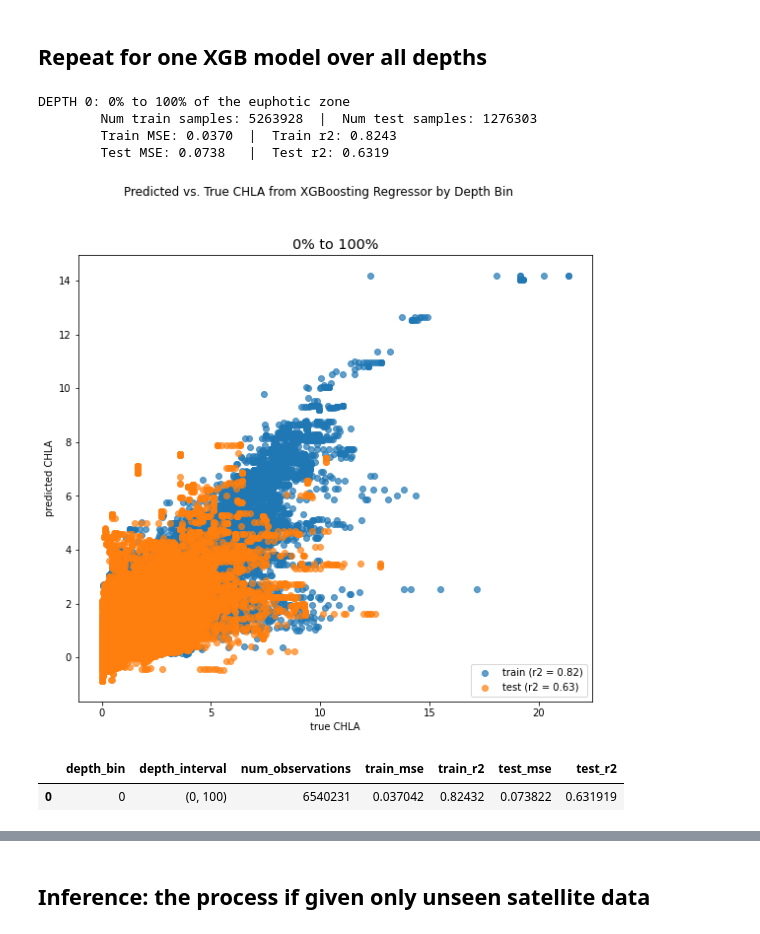
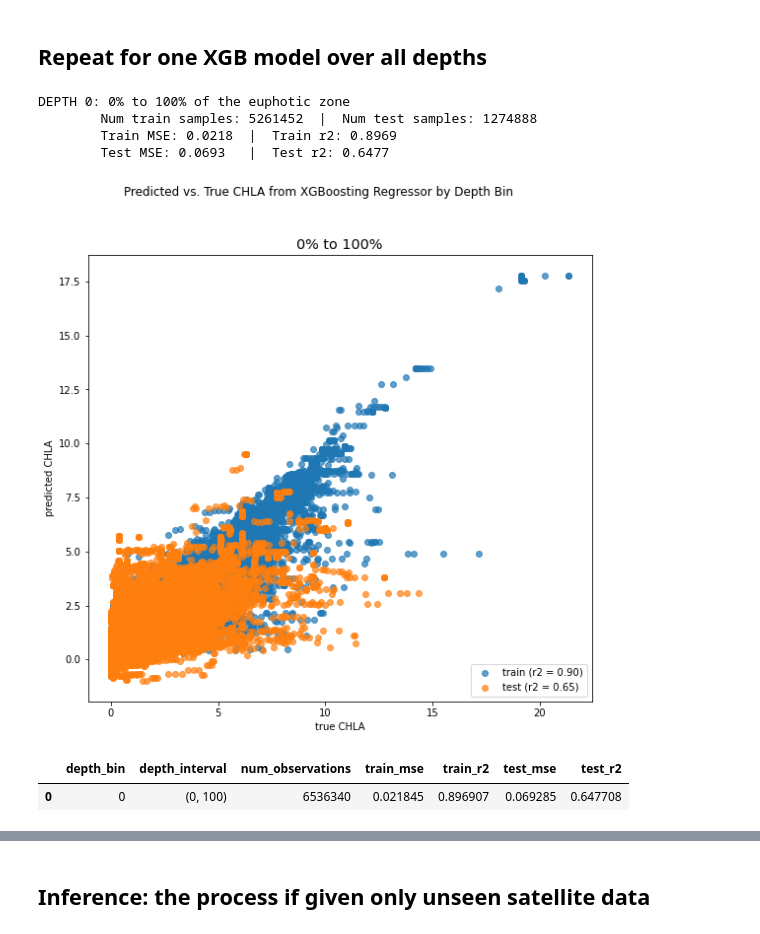
Before and after one commit to gnyirjesy/ocean-depth-characterization, a Jupyter notebook: preliminary_models/xgb_feature_selection_ejd.ipynb, the cells around one changed output, grey strips where cells are left out. Cells and saved outputs as stored; diff of their text form; code cells hidden in the pictures.

```diff
--- a/preliminary_models/xgb_feature_selection_ejd.ipynb
+++ b/preliminary_models/xgb_feature_selection_ejd.ipynb
@@ -61,9 +61,9 @@ print(list(df.columns))
 # consider only the cycles for which the euphotic floor is within the desired bounds
 up_lim = 75
 lo_lim = 300
-out_of_bounds_df = df[(df['normalized_depth']==1.0) & ((df['PRES']<up_lim) | (df['PRES']>lo_lim))].reset_index(drop=True)
-out_of_bounds_df = out_of_bounds_df[['float', 'cycle']]
-df = df.merge(right=out_of_bounds_df, how='left', on=['float', 'cycle'], copy=False, indicator='valid')
-df = df[df['valid']=='left_only'].drop(columns='valid')
-print(f'Shape: {df.shape}')
-df.head(5)
+# out_of_bounds_df = df[(df['normalized_depth']==1.0) & ((df['PRES']<up_lim) | (df['PRES']>lo_lim))].reset_index(drop=True)
+# out_of_bounds_df = out_of_bounds_df[['float', 'cycle']]
+# df = df.merge(right=out_of_bounds_df, how='left', on=['float', 'cycle'], copy=False, indicator='valid')
+# df = df[df['valid']=='left_only'].drop(columns='valid')
+# print(f'Shape: {df.shape}')
+# df.head(5)
@@ -147,9 +115,9 @@ plot_on_map(euphotic_floor_df, color_by='PRES', title='Euphotic Floor Estimates\
 # %%
 # read in pre-determined train-test-split
 path = r'/Users/josiedonnelly/Desktop/DS Capstone ENGIE4800/data/'
-file = 'train_test_split.csv'
+file = 'float_sat_normalized_depth_train_test_split.csv'
 train_test_split_df = pd.read_csv(path + file)
-train_test_split_df = train_test_split_df[['float', 'cycle', 'train']]
+train_test_split_df = train_test_split_df[['float', 'cycleNumber', 'train']].rename(columns={'cycleNumber': 'cycle'})
 train_test_split_df
 
 # # create train-test-split grouped by float and cycle
@@ -539,47 +507,47 @@ if verbose > 0:
     print(f'Num test samples: {X_test.shape[0]}')
 
 # train, predict, and get scores for XGBoosting regressor
-xgbr = XGBRegressor(n_estimators=20, max_depth=10, colsample_bytree=0.8)     # grow_policy = 'depthwise' or 'lossguide'
+xgbr = XGBRegressor(n_estimators=20, max_depth=12, colsample_bytree=0.7)     # grow_policy = 'depthwise' or 'lossguide'
 train_preds, test_preds = fit_predict(xgbr, X_train, y_train, X_test, y_test)
 
 if verbose > 0:
     print(f'\tTrain MSE: {mean_squared_error(y_train, train_preds):.4f}', end='  |  ')
     print(f'Train r2: {r2_score(y_train, train_preds):.4f}')
     print(f'\tTest MSE: {mean_squared_error(y_test, test_preds):.4f}', end='   |  ')
     print(f'Test r2: {r2_score(y_test, test_preds):.4f}')
 
 # plot predictions vs. true values
 plot(depth_idx, bins, y_train, train_preds, y_test, test_preds, normalized=True, single_plot=True)
 
 # add scores and predictions to respective dataframes
 results_df.loc[results_df.shape[0]] = [depth_idx, (int(bins[depth_idx]*100), int(bins[depth_idx+1]*100)), train_data_df.shape[0] + test_data_df.shape[0]] + [mean_squared_error(y_train, train_preds), r2_score(y_train, train_preds), mean_squared_error(y_test, test_preds), r2_score(y_test, test_preds)]
 train_predictions_for_depth_df['pred_CHLA'] = train_preds
 train_predictions_df = pd.concat([train_predictions_df, train_predictions_for_depth_df])
 test_predictions_for_depth_df['pred_CHLA'] = test_preds
 test_predictions_df = pd.concat([test_predictions_df, test_predictions_for_depth_df])
 
 # save the model for this depth bin
 model_file = 'xgb_model'
 try:
     pickle.dump(xgbr, open(model_path + model_file, 'wb'))
 except:
     os.mkdir(model_path)
     pickle.dump(xgbr, open(model_path + model_file, 'wb'))
 
 if verbose > 0:
     print()
 
 plt.tight_layout()
 plt.show()
 # %% [output]
 DEPTH 0: 0% to 100% of the euphotic zone
-        Num train samples: 5263928  |  Num test samples: 1276303
-        Train MSE: 0.0370  |  Train r2: 0.8243
-        Test MSE: 0.0738   |  Test r2: 0.6319
+        Num train samples: 5261452  |  Num test samples: 1274888
+        Train MSE: 0.0218  |  Train r2: 0.8969
+        Test MSE: 0.0693   |  Test r2: 0.6477
-[figure, old version]
+[figure, new version]
 # %%
 # display the dataframe of results
 results_df
 # %% [output]
 |  | depth_bin | depth_interval | num_observations | train_mse | train_r2 | test_mse | test_r2 |
-| 0 | 0 | (0, 100) | 6540231 | 0.037042 | 0.82432 | 0.073822 | 0.631919 |
+| 0 | 0 | (0, 100) | 6536340 | 0.021845 | 0.896907 | 0.069285 | 0.647708 |
```
Also changed, not shown: parts of 19 cells of this notebook, 1 other file.
